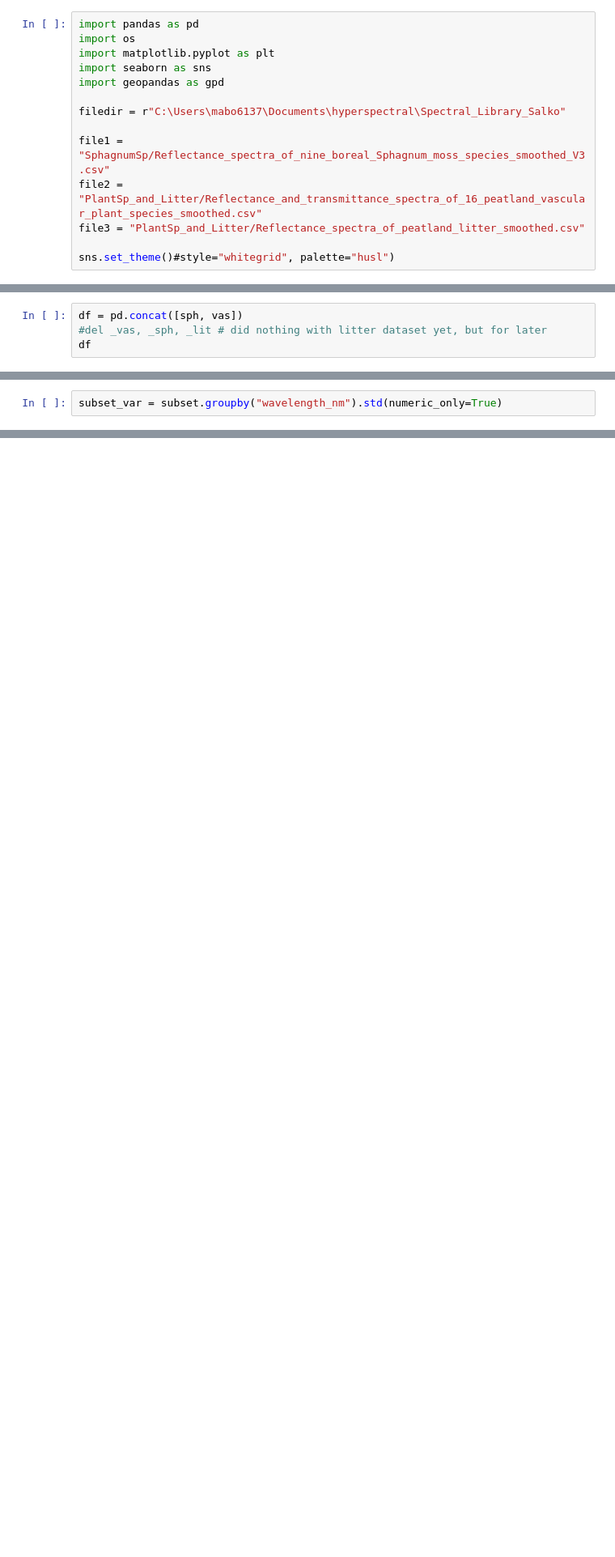
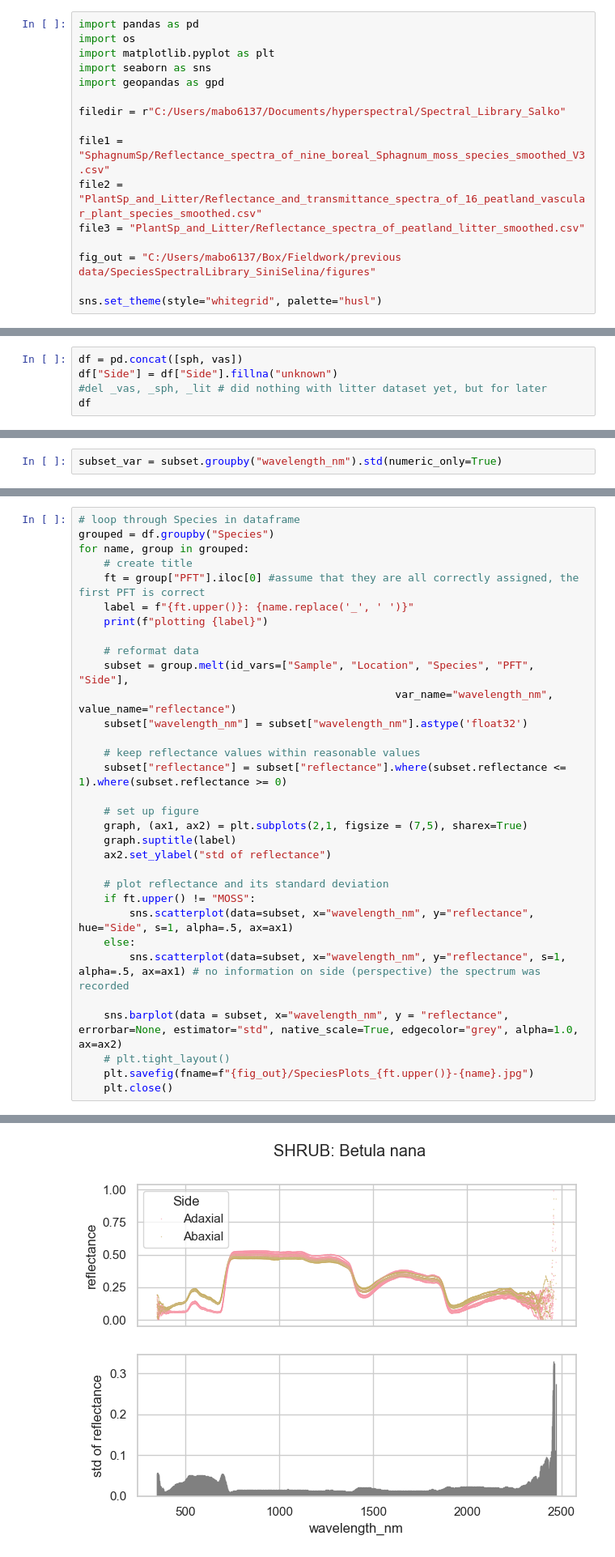
Before and after one commit to Ria-boe/hyperspectral, a Jupyter notebook: compare_species_PFTs.ipynb, the cells around one changed output, grey strips where cells are left out. Shown at 81% size. Drawn from its saved outputs; the diff is of its cells as text; blank space fills up the shorter version.

Commit message:
DONE: plot all species' spectra and variability profile

```diff
--- a/compare_species_PFTs.ipynb
+++ b/compare_species_PFTs.ipynb
@@ -21,13 +21,15 @@ import matplotlib.pyplot as plt
 import seaborn as sns
 import geopandas as gpd
 
-filedir = r"C:\Users\mabo6137\Documents\hyperspectral\Spectral_Library_Salko"
+filedir = r"C:/Users/mabo6137/Documents/hyperspectral/Spectral_Library_Salko"
 
 file1 = "SphagnumSp/Reflectance_spectra_of_nine_boreal_Sphagnum_moss_species_smoothed_V3.csv"
 file2 = "PlantSp_and_Litter/Reflectance_and_transmittance_spectra_of_16_peatland_vascular_plant_species_smoothed.csv"
 file3 = "PlantSp_and_Litter/Reflectance_spectra_of_peatland_litter_smoothed.csv"
 
-sns.set_theme()#style="whitegrid", palette="husl")
+fig_out = "C:/Users/mabo6137/Box/Fieldwork/previous data/SpeciesSpectralLibrary_SiniSelina/figures"
+
+sns.set_theme(style="whitegrid", palette="husl")
 # %% [markdown]
 ### Sphagnum dataset
 Steps: open (first three rows are headers), clean and assign pft = moss to all of them. Samples were measured several times (at fresh (0h, withing four to six hours after initial collection), after one day (24h), after two days (48h) and after one week (1w) of the sample collection) and I only want the fresh ones.
@@ -239,6 +241,7 @@ _lit
 3. Analyze within-species, within-PFT, and between-PFT variance of a yet-to-define metric.
 # %%
 df = pd.concat([sph, vas])
+df["Side"] = df["Side"].fillna("unknown")
 #del _vas, _sph, _lit # did nothing with litter dataset yet, but for later
 df
 # %% [output]
@@ -331,0 +341,33 @@ sns.lineplot(data=subset, x="wavelength", y="reflectance")
+# %%
+# loop through Species in dataframe
+grouped = df.groupby("Species")
+for name, group in grouped:
+    # create title
+    ft = group["PFT"].iloc[0] #assume that they are all correctly assigned, the first PFT is correct
+    label = f"{ft.upper()}: {name.replace('_', ' ')}"
+    print(f"plotting {label}")
+
+    # reformat data
+    subset = group.melt(id_vars=["Sample", "Location", "Species", "PFT", "Side"],
+                                                  var_name="wavelength_nm", value_name="reflectance")
+    subset["wavelength_nm"] = subset["wavelength_nm"].astype('float32')
+
+    # keep reflectance values within reasonable values
+    subset["reflectance"] = subset["reflectance"].where(subset.reflectance <= 1).where(subset.reflectance >= 0)
+
+    # set up figure
+    graph, (ax1, ax2) = plt.subplots(2,1, figsize = (7,5), sharex=True)
+    graph.suptitle(label)
+    ax2.set_ylabel("std of reflectance")
+
+    # plot reflectance and its standard deviation
+    if ft.upper() != "MOSS":
+        sns.scatterplot(data=subset, x="wavelength_nm", y="reflectance", hue="Side", s=1, alpha=.5, ax=ax1)
+    else:
+        sns.scatterplot(data=subset, x="wavelength_nm", y="reflectance", s=1, alpha=.5, ax=ax1) # no information on side (perspective) the spectrum was recorded
+
+    sns.barplot(data = subset, x="wavelength_nm", y = "reflectance", errorbar=None, estimator="std", native_scale=True, edgecolor="grey", alpha=1.0, ax=ax2)
+    # plt.tight_layout()
+    plt.savefig(fname=f"{fig_out}/SpeciesPlots_{ft.upper()}-{name}.jpg")
+    plt.close()
+# %% [output]
@@ -331,0 +395 @@ sns.lineplot(data=subset, x="wavelength", y="reflectance")
+[figure, added]
```
Also changed, not shown: parts of 6 cells of this notebook.
